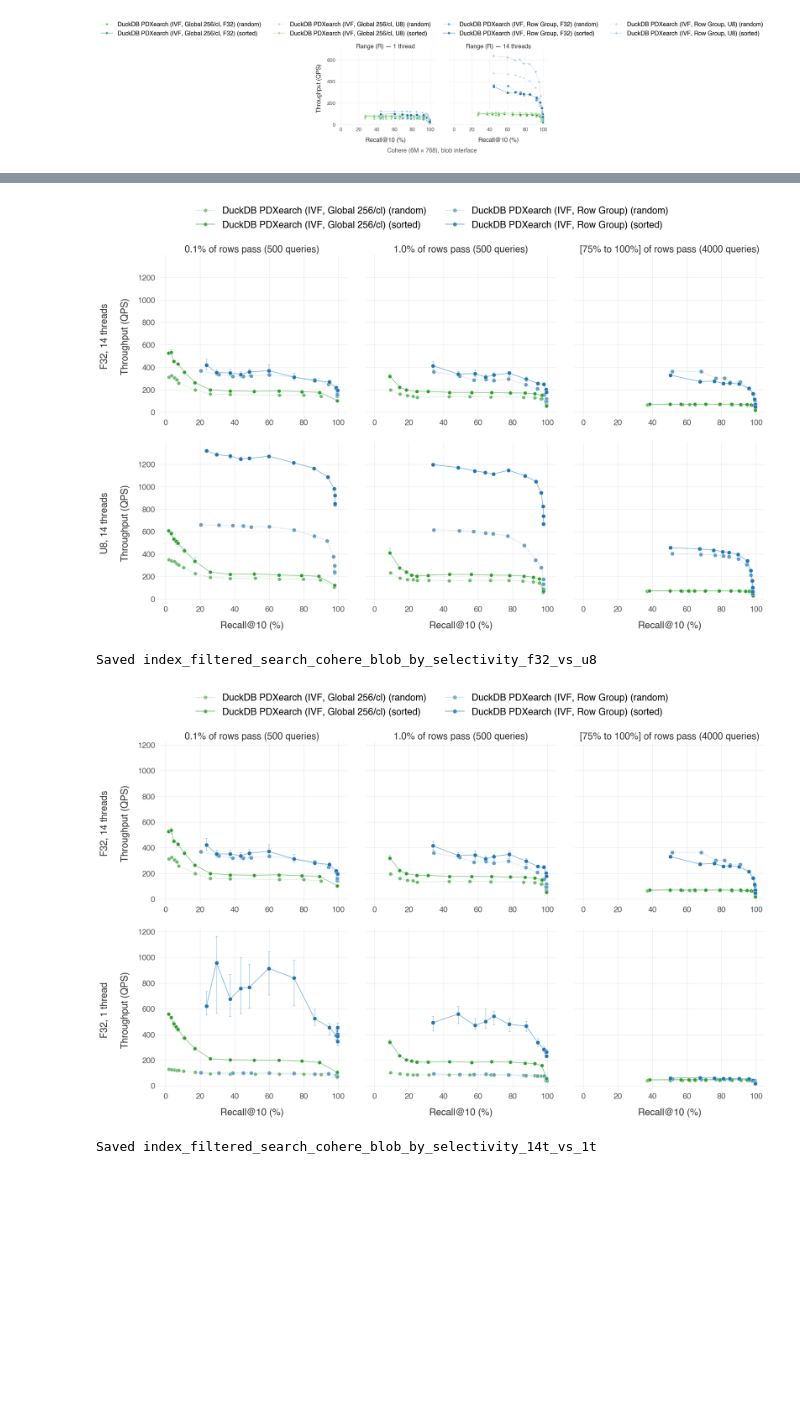
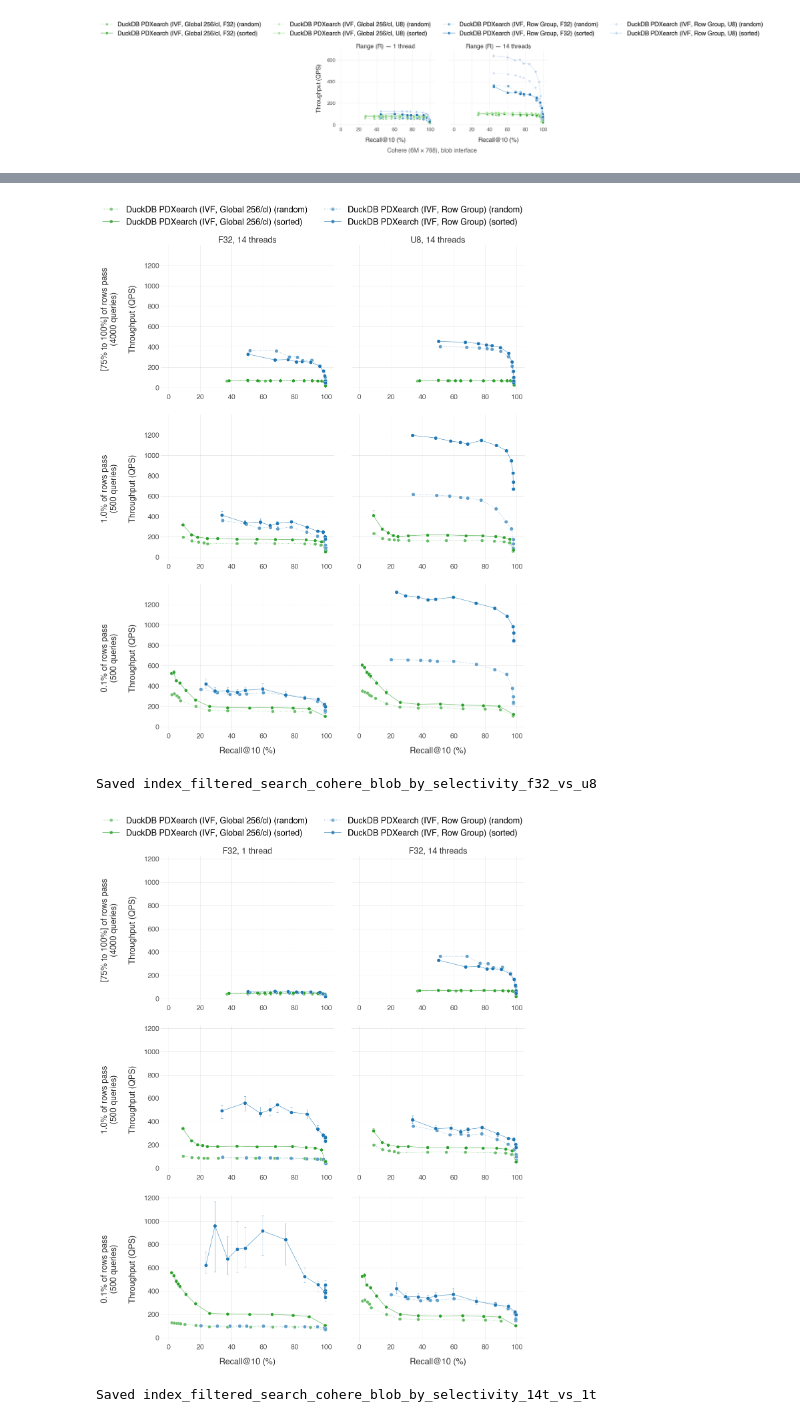
Before and after one commit to Noorts/vss-benchmarks, a Jupyter notebook: analysis/index_filtered_search_cohere_blob.ipynb, the cells around one changed output, grey strips where cells are left out. Drawn from its saved outputs; the diff is of its cells as text; code cells hidden in the pictures; blank space fills up the shorter version.

Commit message:
feat: transpose selectivity spectrum and row group pruning experiment plots

```diff
--- a/analysis/index_filtered_search_cohere_blob.ipynb
+++ b/analysis/index_filtered_search_cohere_blob.ipynb
@@ -390,10 +390,10 @@ apply_style()
 # Each tuple is (low_pct, high_pct).
 BUCKET_RANGES = [
     # (0.4, 0.6),
+    (75, 100),
+    (1.0, 1.0),
     (0.1, 0.1),
-    (1.0, 1.0),
     # (25, 75),
-    (75, 100),
     # (25, 100),
 ]
 NUM_BUCKETS = len(BUCKET_RANGES)
@@ -430,11 +430,15 @@ print(f"MAX_QUERIES = {MAX_QUERIES}")
 
 query_selectivities = np.array([q["selectivity"] for q in sel_data["queries"][:MAX_QUERIES]])
 
-# Assign each query to a bucket
+# Assign each query to a bucket. A bucket's upper bound is inclusive when
+# it's a single-point bucket (lo == hi) or when it reaches 100%.
+def _bucket_upper_inclusive(lo, hi):
+    return lo == hi or hi == 100
+
 bucket_assignment = np.full(MAX_QUERIES, -1, dtype=int)
 for b, (lo, hi) in enumerate(BUCKET_RANGES):
     lo_frac, hi_frac = lo / 100.0, hi / 100.0
-    if b == NUM_BUCKETS - 1 or lo == hi:
+    if _bucket_upper_inclusive(lo, hi):
         mask = (query_selectivities >= lo_frac) & (query_selectivities <= hi_frac)
     else:
         mask = (query_selectivities >= lo_frac) & (query_selectivities < hi_frac)
@@ -599,16 +603,22 @@ def plot_selectivity_buckets(
 ):
     """Plot selectivity-bucket scatter.
 
-    row_configs: list of (thread_count, y_label) per row.
+    Layout: rows = selectivity buckets, columns = configs (e.g. F32/U8 or
+    1T/14T). The buckets become row labels (left), and the configs become
+    column titles (top).
+
+    row_configs: list of (thread_count, label) per column. Kept as
+    `row_configs` for backward compatibility with existing call sites.
     """
-    n_rows = len(row_configs)
-    fig, axes = plt.subplots(n_rows, NUM_BUCKETS,
-                             figsize=(6.0 * NUM_BUCKETS, 5.5 * n_rows),
+    n_cols = len(row_configs)
+    n_rows = NUM_BUCKETS
+    fig, axes = plt.subplots(n_rows, n_cols,
+                             figsize=(6.5 * n_cols, 5.5 * n_rows),
                              squeeze=False, sharey=True)
 
-    for row_idx, (tc, y_label) in enumerate(row_configs):
+    for col_idx, (tc, col_label) in enumerate(row_configs):
         for b in range(NUM_BUCKETS):
-            ax = axes[row_idx][b]
+            ax = axes[b][col_idx]
             lo, hi = BUCKET_RANGES[b]
 
             for order_key, _, linestyle, lighten_amount, z_base in DATASET_ORDERS:
@@ -632,20 +642,20 @@ def plot_selectivity_buckets(
                     ax.plot(recalls, qps_vals, color=color, linewidth=1.2, alpha=0.6,
                             linestyle=linestyle, zorder=z_base)
 
-            if row_idx == 0:
-                if lo == hi:
-                    title = f"{lo}% of rows pass ({bucket_counts[b]} queries)"
-                elif b == NUM_BUCKETS - 1:
-                    title = f"[{lo}% to {hi}%] of rows pass ({bucket_counts[b]} queries)"
-                else:
-                    title = f"[{lo}% to {hi}%) of rows pass ({bucket_counts[b]} queries)"
-                ax.set_title(title, fontsize=TITLE_FONTSIZE, color=FONT_COLOR)
+            if b == 0:
+                ax.set_title(col_label, fontsize=TITLE_FONTSIZE, color=FONT_COLOR)
 
-            if row_idx == n_rows - 1:
+            if b == n_rows - 1:
                 ax.set_xlabel("Recall@10 (%)", fontsize=LABEL_FONTSIZE, color=FONT_COLOR, labelpad=15)
 
-            if b == 0:
-                ax.set_ylabel(y_label,
+            if col_idx == 0:
+                if lo == hi:
+                    bucket_label = f"{lo}% of rows pass\n({bucket_counts[b]} queries)"
+                elif _bucket_upper_inclusive(lo, hi):
+                    bucket_label = f"[{lo}% to {hi}%] of rows pass\n({bucket_counts[b]} queries)"
+                else:
+                    bucket_label = f"[{lo}% to {hi}%) of rows pass\n({bucket_counts[b]} queries)"
+                ax.set_ylabel(f"{bucket_label}\n\nThroughput (QPS)",
                               fontsize=LABEL_FONTSIZE, color=FONT_COLOR, labelpad=15)
 
             ax.grid(True, linestyle='-', linewidth=0.6, color='gray', alpha=0.2)
@@ -662,7 +672,7 @@ def plot_selectivity_buckets(
     if legend_handles:
         fig.legend(handles=legend_handles, loc="upper center",
                    ncol=max(1, len(legend_handles) // 2),
-                   frameon=False, fontsize=LABEL_FONTSIZE, bbox_to_anchor=(0.5, 1.06))
+                   frameon=False, fontsize=LABEL_FONTSIZE, bbox_to_anchor=(0.5, 1.02))
 
     fig.tight_layout(rect=[0, 0, 1, 0.96])
     fig.subplots_adjust(wspace=0.10, hspace=0.15)
@@ -725,8 +735,9 @@ for index_type in quant_idx_ordered:
                                     linewidth=1.2, alpha=0.8, label=f"{index_type} ({label_suffix})"))
 
 # Combine F32 and U8 data into a single dict keyed by fake "thread counts"
-# so the helper can iterate rows. Use 14 for F32 row, and a sentinel (140)
-# for U8 row — they share the same real thread count but different quant.
+# so the helper can iterate columns. Use 14 for F32 column, and a sentinel
+# (140) for U8 column — they share the same real thread count but different
+# quant.
 _SENTINEL_U8_14 = 140
 combined_quant_data: dict[int, dict[str, list[dict[str, list]]]] = {
     14: f32_14_data[14],
@@ -735,8 +746,8 @@ combined_quant_data: dict[int, dict[str, list[dict[str, list]]]] = {
 
 plot_selectivity_buckets(
     row_configs=[
-        (14, "F32, 14 threads\n\nThroughput (QPS)"),
-        (_SENTINEL_U8_14, "U8, 14 threads\n\nThroughput (QPS)"),
+        (14, "F32, 14 threads"),
+        (_SENTINEL_U8_14, "U8, 14 threads"),
     ],
     all_idx_ordered=quant_idx_ordered,
     filtered_records=combined_quant_data,
@@ -746,7 +757,7 @@ plot_selectivity_buckets(
 
 
 # ---------------------------------------------------------------------------
-# PDF 2: F32 14T vs F32 1T
+# PDF 2: F32 1T vs F32 14T
 # ---------------------------------------------------------------------------
 f32_both_data, f32_both_idx = _filter_bucket_data([1, 14], quant_filter="F32", remap_fn=_strip_quant)
 
@@ -770,8 +781,8 @@ for index_type in f32_both_idx:
 
 plot_selectivity_buckets(
     row_configs=[
-        (14, "F32, 14 threads\n\nThroughput (QPS)"),
-        (1, "F32, 1 thread\n\nThroughput (QPS)"),
+        (1, "F32, 1 thread"),
+        (14, "F32, 14 threads"),
     ],
     all_idx_ordered=f32_both_idx,
     filtered_records=f32_both_data,
@@ -781,7 +792,7 @@ plot_selectivity_buckets(
 
 
 # ---------------------------------------------------------------------------
-# PDF 3: U8 14T vs U8 1T
+# PDF 3: U8 1T vs U8 14T
 # ---------------------------------------------------------------------------
 u8_both_data, u8_both_idx = _filter_bucket_data([1, 14], quant_filter="U8", remap_fn=_strip_quant)
 
@@ -805,8 +816,8 @@ for index_type in u8_both_idx:
 
 plot_selectivity_buckets(
     row_configs=[
-        (14, "U8, 14 threads\n\nThroughput (QPS)"),
-        (1, "U8, 1 thread\n\nThroughput (QPS)"),
+        (1, "U8, 1 thread"),
+        (14, "U8, 14 threads"),
     ],
     all_idx_ordered=u8_both_idx,
     filtered_records=u8_both_data,
@@ -822,5 +833,5 @@ Selectivity bucket ranges (3 buckets):
   WARNING: 5500 queries not assigned to any bucket
-[figure, old version]
+[figure, new version]
 Saved index_filtered_search_cohere_blob_by_selectivity_f32_vs_u8
-[figure, old version]
+[figure, new version]
 Saved index_filtered_search_cohere_blob_by_selectivity_14t_vs_1t
```
Also changed, not shown: parts of 2 cells of this notebook, 1 other file.
